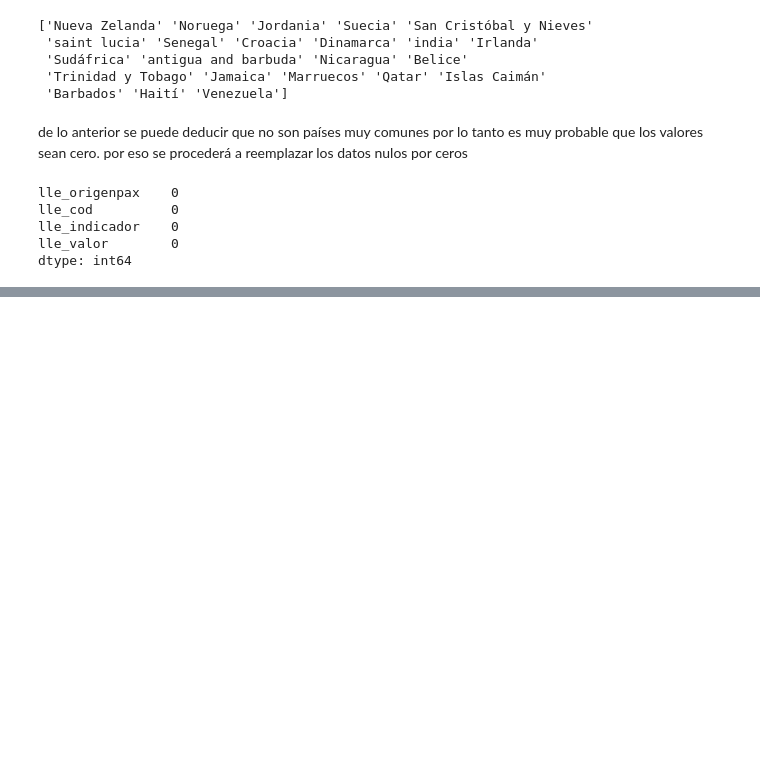
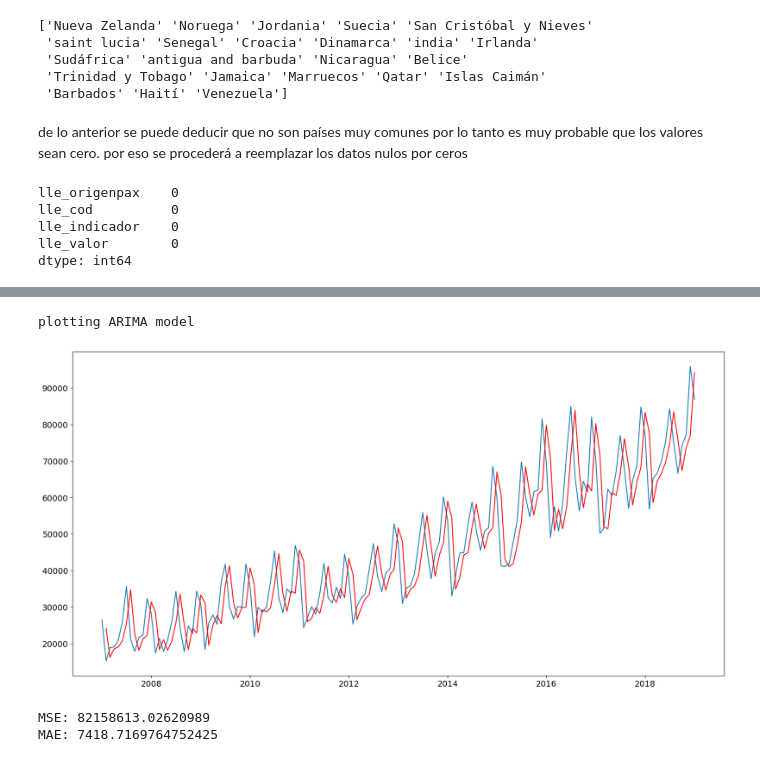
Before and after one commit to LuisLonDev/proyecto-analisis, a Jupyter notebook: proyecto_analisis.ipynb, the cells around one changed output, grey strips where cells are left out. Drawn from its saved outputs; the diff is of its cells as text; code cells hidden in the pictures; blank space fills up the shorter version.

Commit message:
adding models to the project

```diff
--- a/proyecto_analisis.ipynb
+++ b/proyecto_analisis.ipynb
@@ -146,0 +368,32 @@ dtype: int64
+# %%
+#AR Arrivals
+
+from statsmodels.tsa.arima.model import ARIMA
+warnings.filterwarnings('ignore')
+
+plt.figure(figsize=(20,10))
+
+model=ARIMA(train_arrivals, order=(1,1,0)) # p, d, q
+results=model.fit()
+plt.plot(train_arrivals)
+
+prediccion_ar1 = results.fittedvalues[1:] ## Devuelve la prediccion en niveles
+
+plt.plot(prediccion_ar1, color='red')
+print('plotting ARIMA model')
+# %% [output]
+plotting ARIMA model
+[figure, added]
+# %%
+from sklearn.metrics import mean_squared_error
+from sklearn.metrics import mean_absolute_error
+
+mse = mean_squared_error(train_arrivals[1:], prediccion_ar1)
+mae = mean_absolute_error(train_arrivals[1:], prediccion_ar1)
+
+
+print('MSE: '+str(mse))
+print('MAE: '+str(mae))
+# %% [output]
+MSE: 82158613.02620989
+MAE: 7418.7169764752425
```
Also changed, not shown: parts of 25 cells of this notebook.
